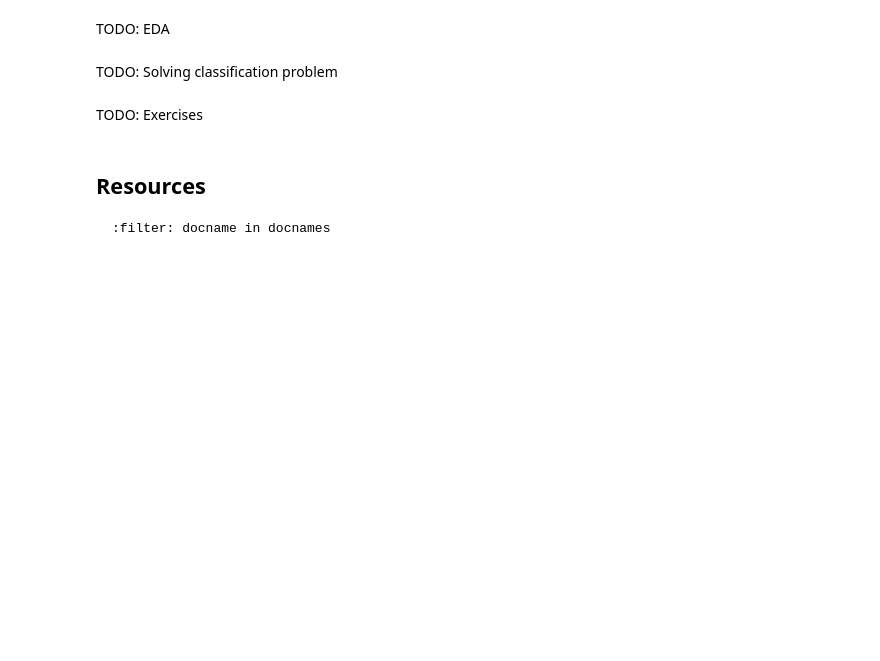
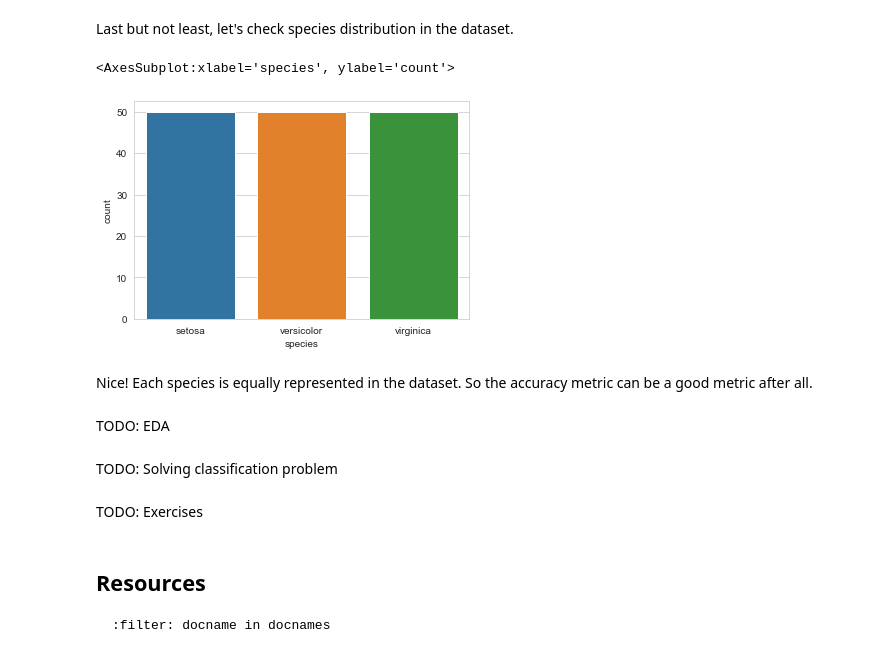
Before and after one commit to strvcom/ds-academy, a Jupyter notebook: lectures/01_lecture/motivational_example.ipynb, the cells around one changed output. Cells and saved outputs as stored; diff of their text form; code cells hidden in the pictures; blank space fills up the shorter version.

```diff
--- a/lectures/01_lecture/motivational_example.ipynb
+++ b/lectures/01_lecture/motivational_example.ipynb
@@ -27,3 +129,12 @@ TODO: load dataset
+# %% [markdown]
+Last but not least, let's check species distribution in the dataset.
+# %%
+sns.countplot(x="species", data=data_df)
+# %% [output]
+<AxesSubplot:xlabel='species', ylabel='count'>
+[figure, added]
+# %% [markdown]
+Nice! Each species is equally represented in the dataset. So the accuracy metric can be a good metric after all.
 # %% [markdown]
 TODO: EDA
 # %% [markdown]
```
Also changed, not shown: parts of 16 cells of this notebook.
